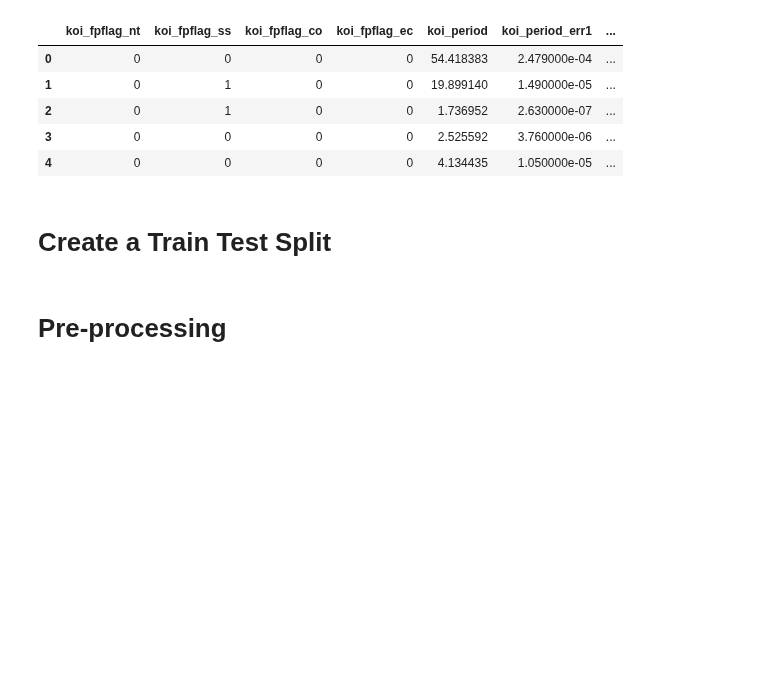
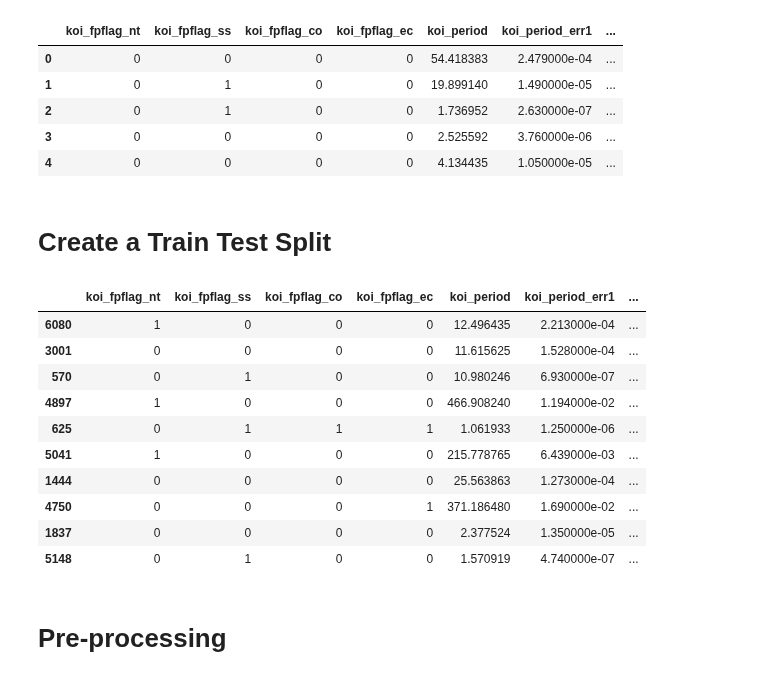
Before and after one commit to atemkuh/machine-learning-challenge, a Jupyter notebook: starter_code/ml_starter.ipynb, the cells around one changed output. Saved outputs shown, nothing was run; the diff lists cells and outputs as text; code cells hidden in the pictures; blank space fills up the shorter version.

Commit message:
split and train data

```diff
--- a/starter_code/ml_starter.ipynb
+++ b/starter_code/ml_starter.ipynb
@@ -123,6 +123,22 @@ X = select_features
 # Drop *unimportant, irrelevant, or duplicate columns
 # %% [markdown]
 # Create a Train Test Split
+# %%
+# split and train data
+X_train, X_test, y_train, y_test = train_test_split(X, y, random_state=42, stratify=y)
+X_train.head(10)
+# %% [output]
+|  | koi_fpflag_nt | koi_fpflag_ss | koi_fpflag_co | koi_fpflag_ec | koi_period | koi_period_err1 | ... |
+| 6080 | 1 | 0 | 0 | 0 | 12.496435 | 2.213000e-04 | ... |
+| 3001 | 0 | 0 | 0 | 0 | 11.615625 | 1.528000e-04 | ... |
+| 570 | 0 | 1 | 0 | 0 | 10.980246 | 6.930000e-07 | ... |
+| 4897 | 1 | 0 | 0 | 0 | 466.908240 | 1.194000e-02 | ... |
+| 625 | 0 | 1 | 1 | 1 | 1.061933 | 1.250000e-06 | ... |
+| 5041 | 1 | 0 | 0 | 0 | 215.778765 | 6.439000e-03 | ... |
+| 1444 | 0 | 0 | 0 | 0 | 25.563863 | 1.273000e-04 | ... |
+| 4750 | 0 | 0 | 0 | 1 | 371.186480 | 1.690000e-02 | ... |
+| 1837 | 0 | 0 | 0 | 0 | 2.377524 | 1.350000e-05 | ... |
+| 5148 | 0 | 1 | 0 | 0 | 1.570919 | 4.740000e-07 | ... |
 # %% [markdown]
 # Pre-processing
 # %%
```
